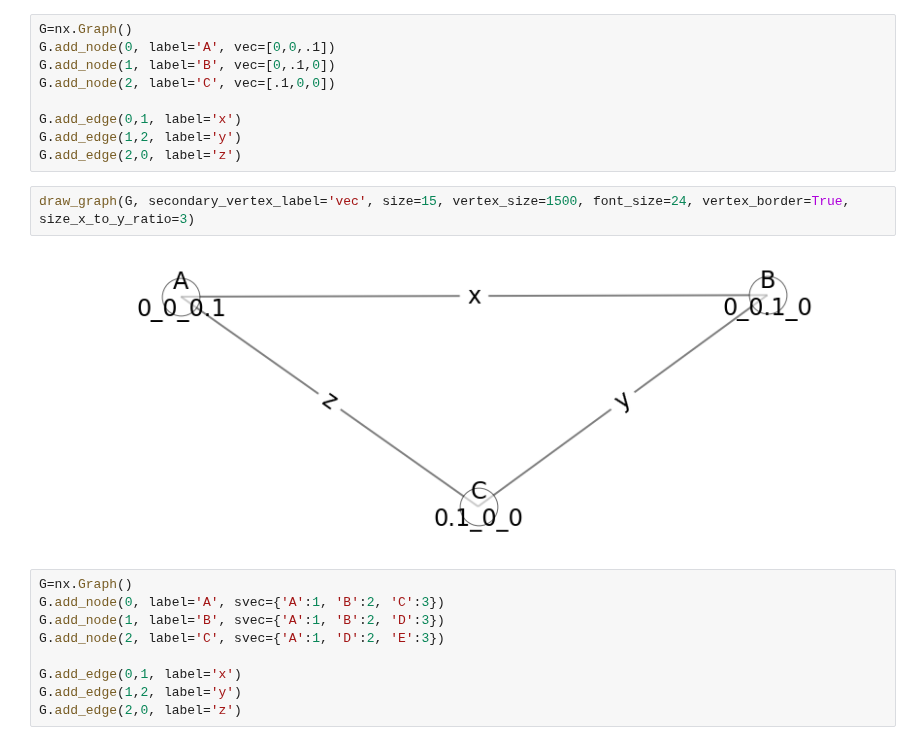
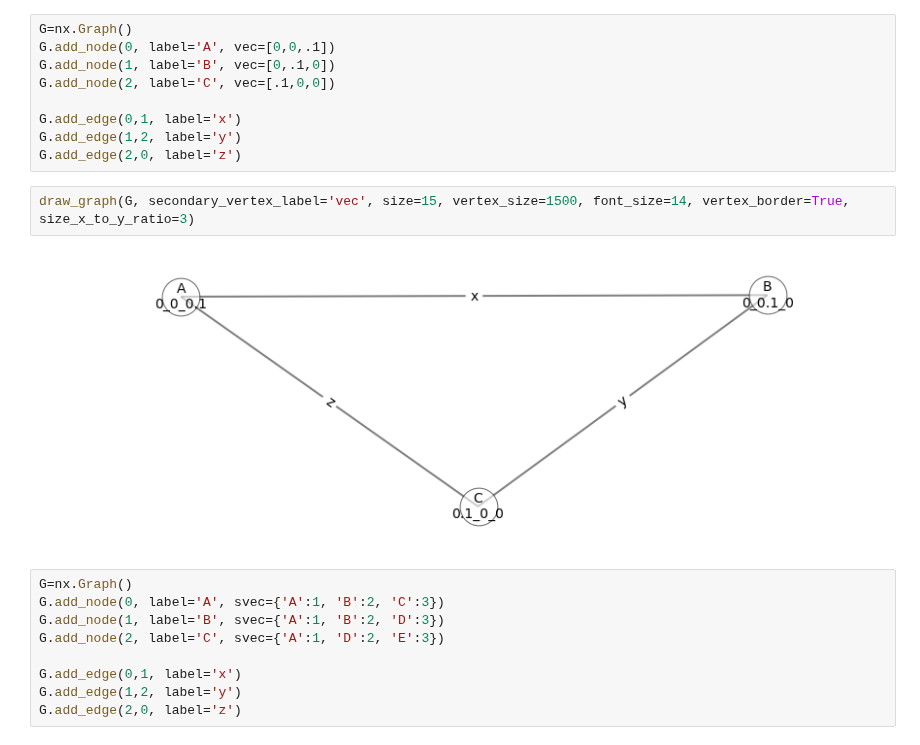
Before and after one commit to fabriziocosta/EDeN_examples, a Jupyter notebook: graph_format.ipynb, the cells around one changed output. Cells and saved outputs as stored; diff of their text form.

```diff
--- a/graph_format.ipynb
+++ b/graph_format.ipynb
@@ -83,9 +83,9 @@ G.add_edge(0,1, label='x')
 G.add_edge(1,2, label='y')
 G.add_edge(2,0, label='z')
 # %%
-draw_graph(G, secondary_vertex_label='vec', size=15, vertex_size=1500, font_size=24, vertex_border=True, size_x_to_y_ratio=3)
+draw_graph(G, secondary_vertex_label='vec', size=15, vertex_size=1500, font_size=14, vertex_border=True, size_x_to_y_ratio=3)
 # %% [output]
-[figure, old version]
+[figure, new version]
 # %%
 G=nx.Graph()
 G.add_node(0, label='A', svec={'A':1, 'B':2, 'C':3})
```
Also changed, not shown: parts of 5 cells of this notebook.
